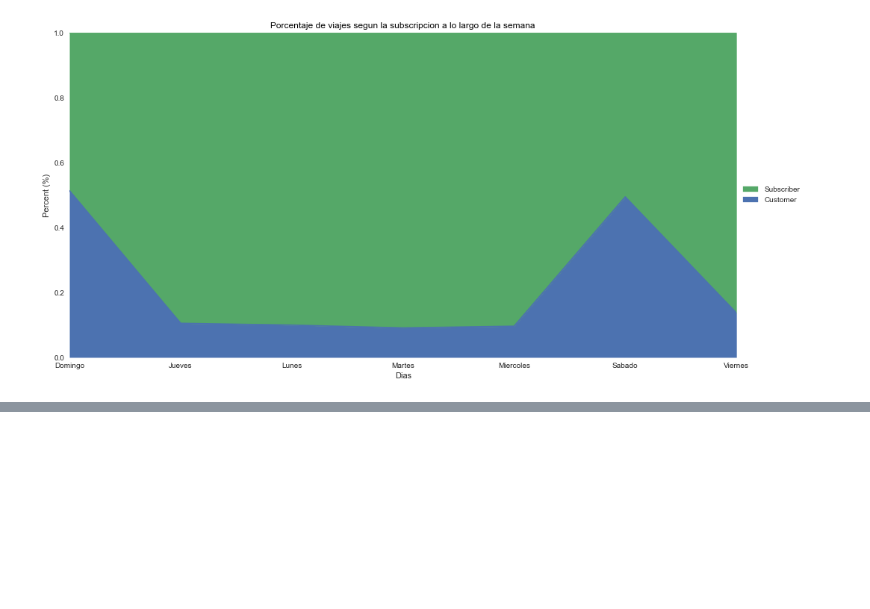
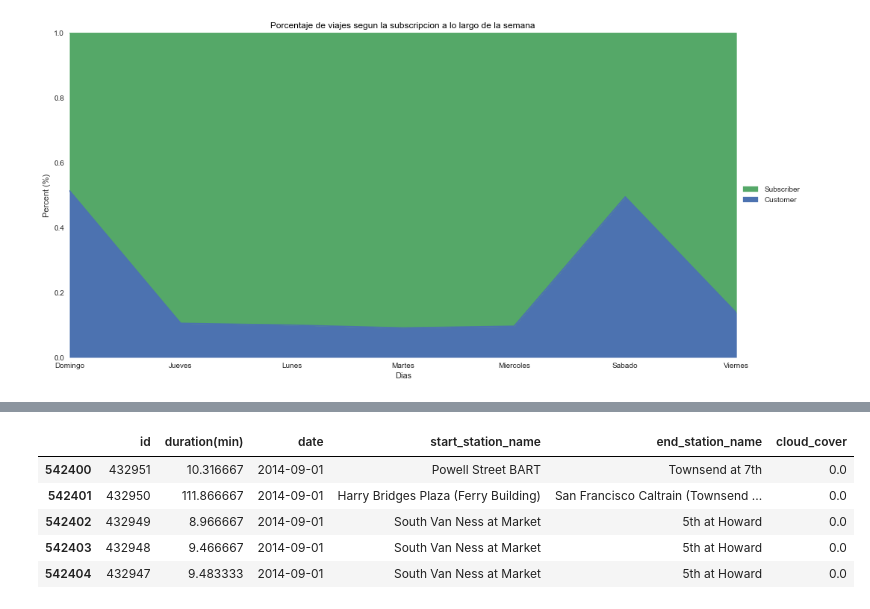
Before and after one commit to hernantain/Analisis-San-Francisco, a Jupyter notebook: analisis.ipynb, the cells around one changed output, grey strips where cells are left out. Saved outputs shown, nothing was run; the diff lists cells and outputs as text; code cells hidden in the pictures; blank space fills up the shorter version.

```diff
--- a/analisis.ipynb
+++ b/analisis.ipynb
@@ -353,0 +372,10 @@ plt.show()
+# %%
+cloudy_stats = pd.merge(final,cloudy_avg,how='inner',on='date')
+cloudy_stats.tail()
+# %% [output]
+|  | id | duration(min) | date | start_station_name | end_station_name | cloud_cover |
+| 542400 | 432951 | 10.316667 | 2014-09-01 | Powell Street BART | Townsend at 7th | 0.0 |
+| 542401 | 432950 | 111.866667 | 2014-09-01 | Harry Bridges Plaza (Ferry Building) | San Francisco Caltrain (Townsend ... | 0.0 |
+| 542402 | 432949 | 8.966667 | 2014-09-01 | South Van Ness at Market | 5th at Howard | 0.0 |
+| 542403 | 432948 | 9.466667 | 2014-09-01 | South Van Ness at Market | 5th at Howard | 0.0 |
+| 542404 | 432947 | 9.483333 | 2014-09-01 | South Van Ness at Market | 5th at Howard | 0.0 |
```
Also changed, not shown: parts of 11 cells of this notebook.
